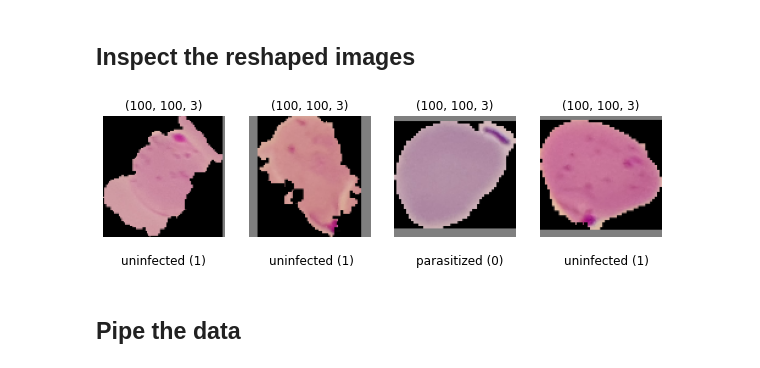
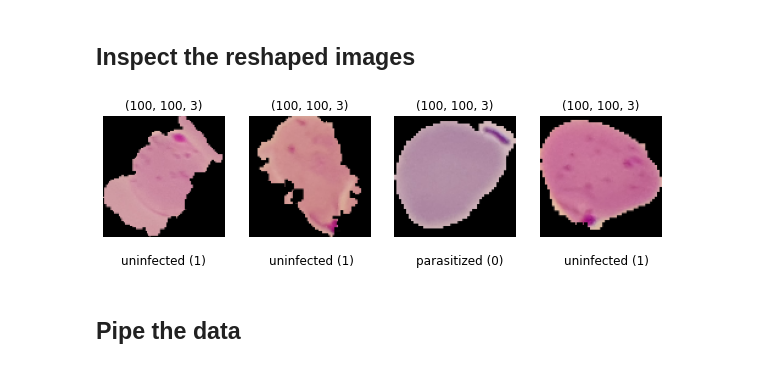
Before and after one commit to GondorCallsForAid/Iannwtf-mbanser-kvatankhahba-rhorn, a Jupyter notebook: Homework04/Homework04_malaria_cnn.ipynb, the cells around one changed output. Drawn from its saved outputs; the diff is of its cells as text; code cells hidden in the pictures.

```diff
--- a/Homework04/Homework04_malaria_cnn.ipynb
+++ b/Homework04/Homework04_malaria_cnn.ipynb
@@ -85,13 +85,13 @@ Average shape:  [132.98345308 132.48715437]
 
 train_dataset = train_dataset.map(
     lambda image, label: (
-                            tf.image.resize_with_pad(2*(image/255)-1, shape_values, shape_values),tf.one_hot(label, 2)
+                            tf.image.resize_with_pad(2*(image/255), shape_values, shape_values)-1, tf.one_hot(label,1)
                          ),
     num_parallel_calls=tf.data.experimental.AUTOTUNE).cache()
 
 test_dataset = test_dataset.map(
     lambda image, label: (
-                            tf.image.resize_with_pad(2*(image/255)-1, shape_values, shape_values),tf.one_hot(label, 2)
+                            tf.image.resize_with_pad(2*(image/255), shape_values, shape_values)-1, tf.one_hot(label,1)
                          ),
     num_parallel_calls=tf.data.experimental.AUTOTUNE).cache()
 # %% [markdown]
@@ -101,17 +101,17 @@ test_dataset_new_1 = test_dataset.map(lambda image, label: (tf.cast(((image+1)/2
 # %%
 fig, ax = plt.subplots(1, 4, figsize=(10,10))
 for index, (image, label) in enumerate(test_dataset_new_1.take(4)):
     ax[index].imshow(image)
     ax[index].axis('off')
 
     # add shape and label to the image
     ax[index].set_title(image.shape)
-    if label.numpy()[0] == 0:
+    if label.numpy() == 0:
         fig.text(0.205*index+0.15,0.38, "parasitized (0)", size=12)
     else:
         fig.text(0.205*index+0.15,0.38, "uninfected (1)", size=12)
 # %% [output]
-[figure, old version]
+[figure, new version]
 # %% [markdown]
 ## Pipe the data
 # %%
```
Also changed, not shown: parts of 6 cells of this notebook.
